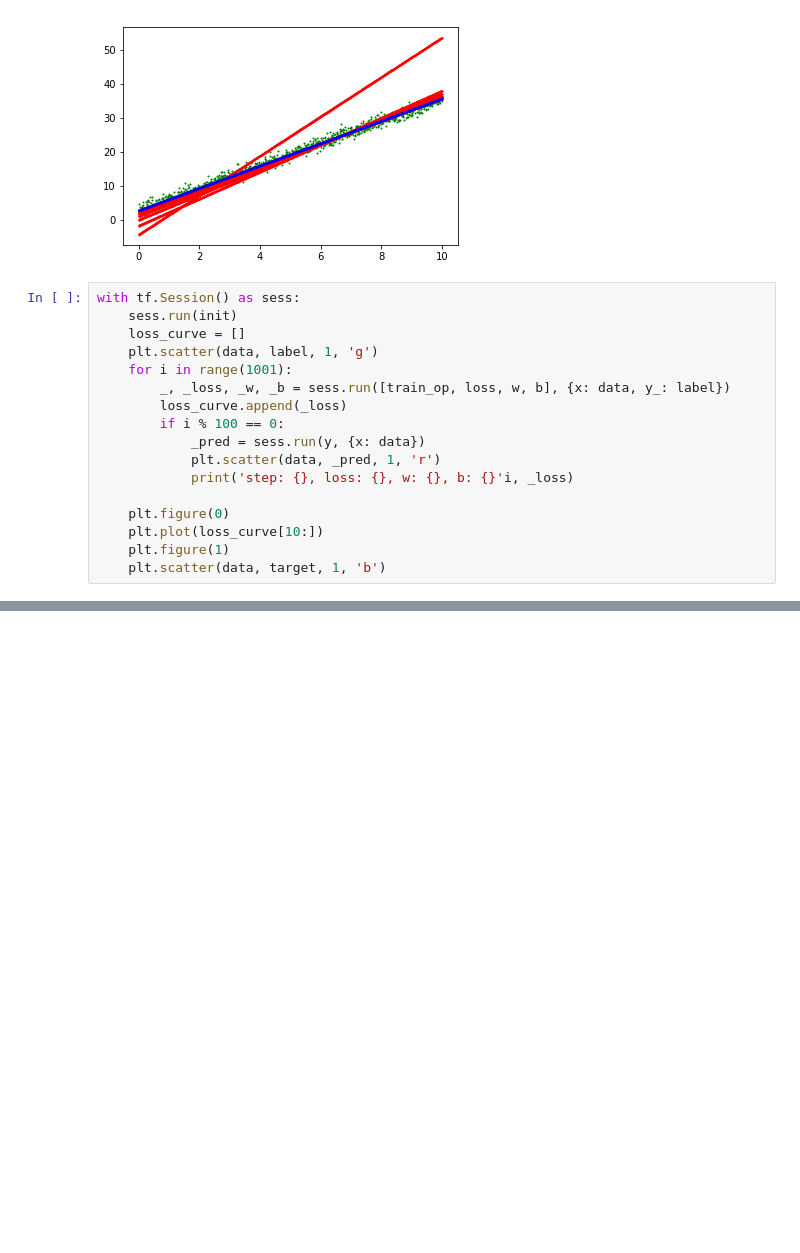
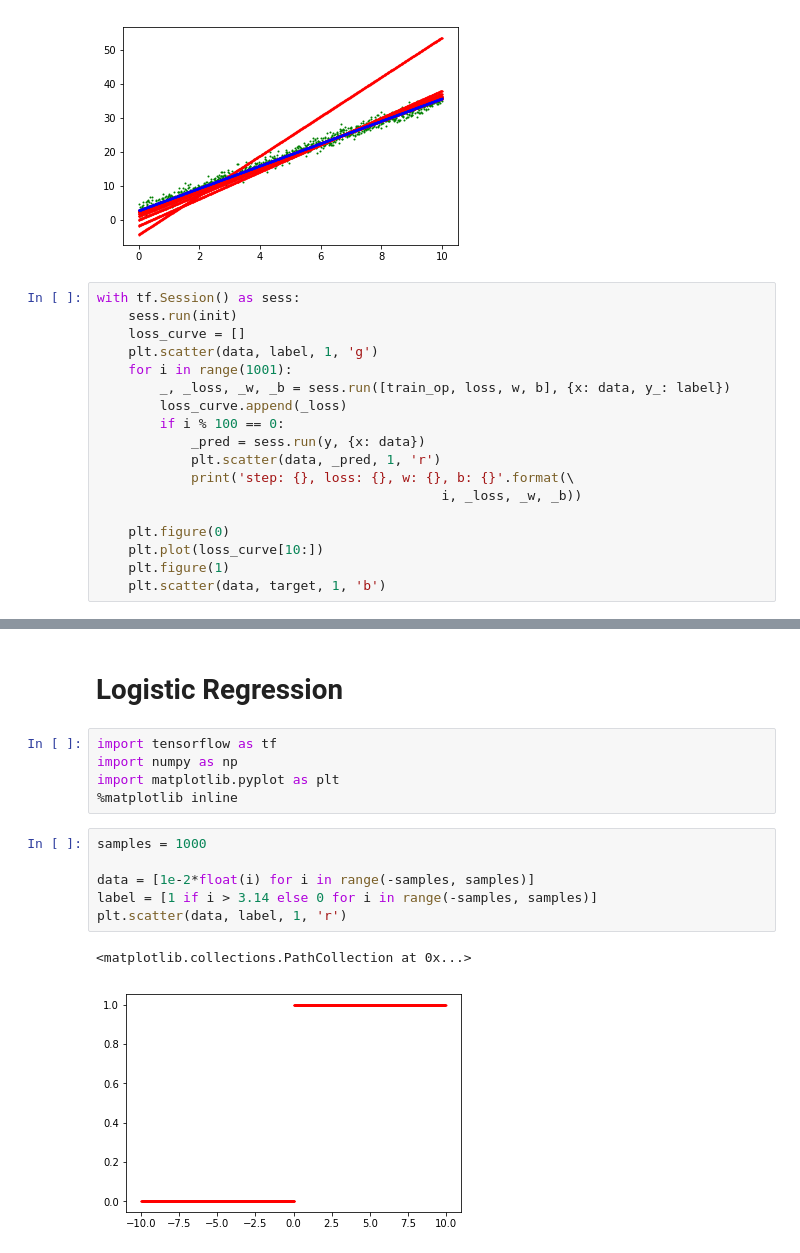
Before and after one commit to yanggyu17/DeepLearning-by-chanwoolee, a Jupyter notebook: class01.ipynb, the cells around one changed output, grey strips where cells are left out. Cells and saved outputs as stored; diff of their text form; blank space fills up the shorter version.

```diff
--- a/class01.ipynb
+++ b/class01.ipynb
@@ -212,7 +213,8 @@ with tf.Session() as sess:
         if i % 100 == 0:
             _pred = sess.run(y, {x: data})
             plt.scatter(data, _pred, 1, 'r')
-            print('step: {}, loss: {}, w: {}, b: {}'i, _loss)
+            print('step: {}, loss: {}, w: {}, b: {}'.format(\
+                                            i, _loss, _w, _b))
 
     plt.figure(0)
     plt.plot(loss_curve[10:])
@@ -220,0 +237,16 @@ with tf.Session() as sess:
+# %% [markdown]
+# Logistic Regression
+# %%
+import tensorflow as tf
+import numpy as np
+import matplotlib.pyplot as plt
+%matplotlib inline
+# %%
+samples = 1000
+
+data = [1e-2*float(i) for i in range(-samples, samples)]
+label = [1 if i > 3.14 else 0 for i in range(-samples, samples)]
+plt.scatter(data, label, 1, 'r')
+# %% [output]
+<matplotlib.collections.PathCollection at 0x...>
+[figure, added]
```
Also changed, not shown: parts of 10 cells of this notebook.
